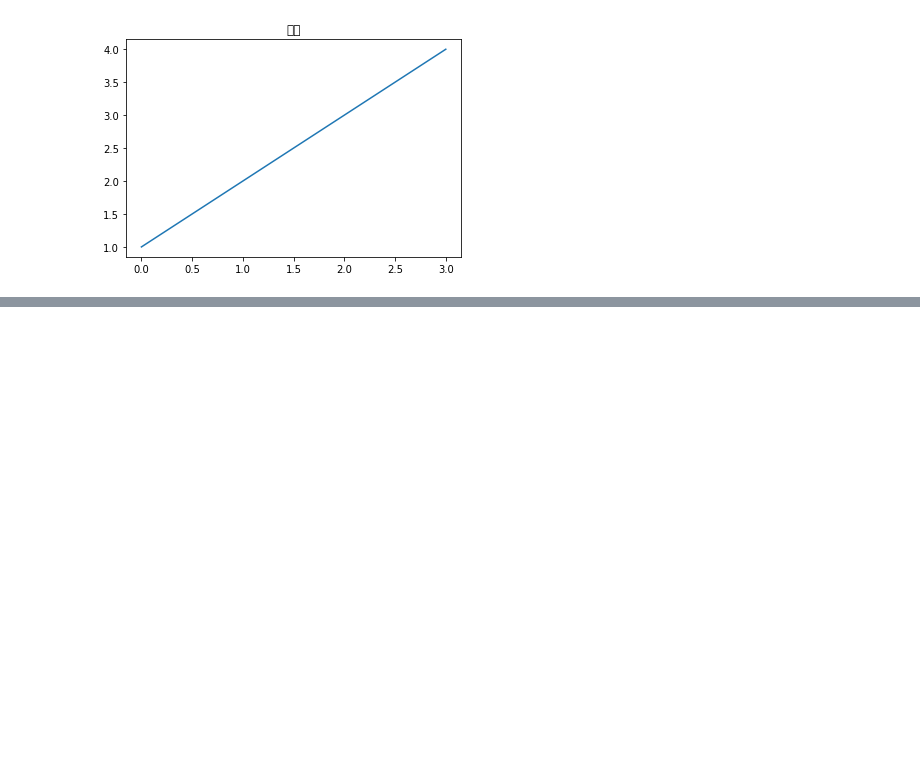
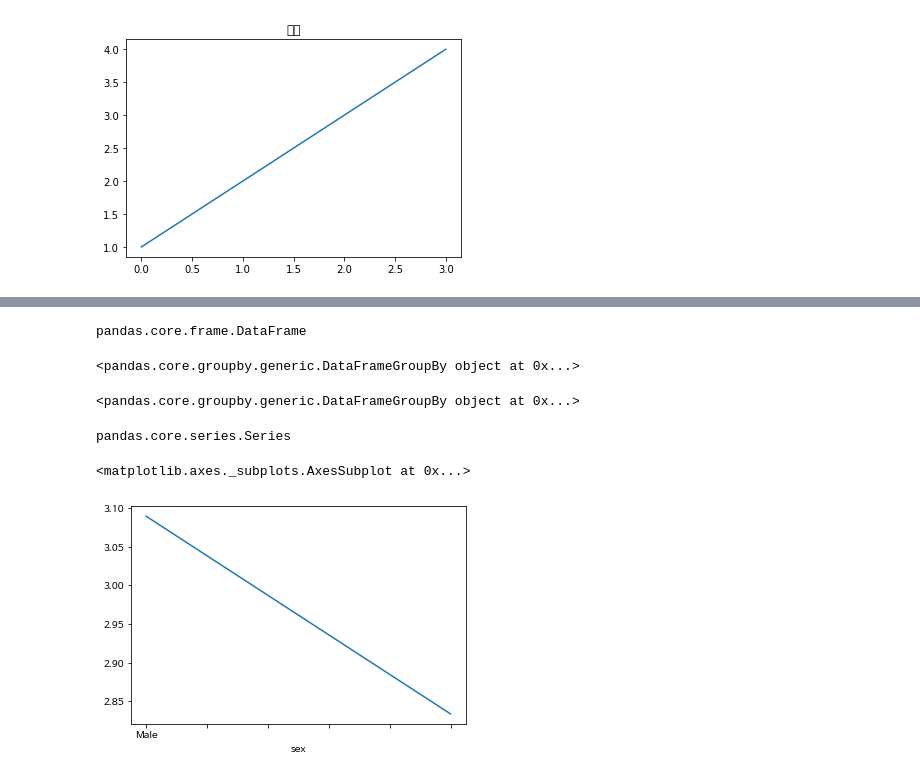
Before and after one commit to kimberlyydanij/python_demo, a Jupyter notebook: python_23_matplotlib.ipynb, the cells around one changed output, grey strips where cells are left out. Cells and saved outputs as stored; diff of their text form; code cells hidden in the pictures; blank space fills up the shorter version.

```diff
--- a/python_23_matplotlib.ipynb
+++ b/python_23_matplotlib.ipynb
@@ -109,0 +131,3 @@ plt.plot([1,2,3,4])
+# %%
+tips = sns.load_dataset('tips')
+tips
@@ -109,0 +148,21 @@ plt.plot([1,2,3,4])
+# %%
+type(tips)
+# %% [output]
+pandas.core.frame.DataFrame
+# %%
+tips.groupby('sex')
+# %% [output]
+<pandas.core.groupby.generic.DataFrameGroupBy object at 0x...>
+# %%
+print(tips.groupby('sex'))
+# %% [output]
+<pandas.core.groupby.generic.DataFrameGroupBy object at 0x...>
+# %%
+type(tips.groupby('sex')['tip'].mean())
+# %% [output]
+pandas.core.series.Series
+# %%
+tips.groupby('sex')['tip'].mean().plot()
+# %% [output]
+<matplotlib.axes._subplots.AxesSubplot at 0x...>
+[figure, added]
```
Also changed, not shown: parts of 11 cells of this notebook.
